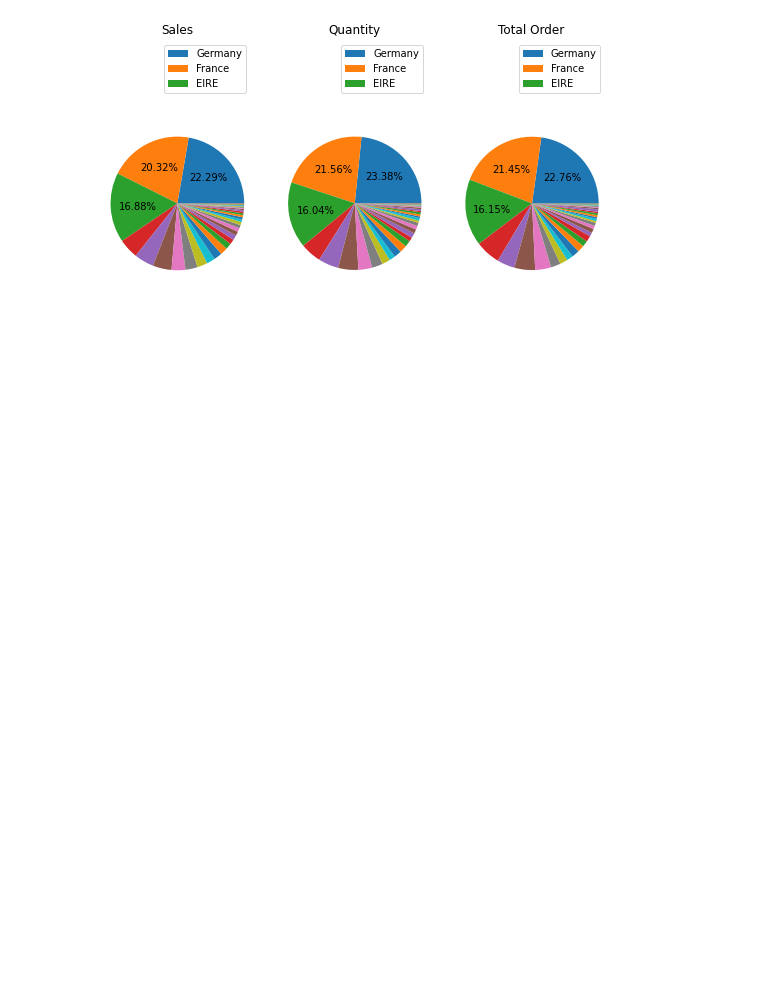
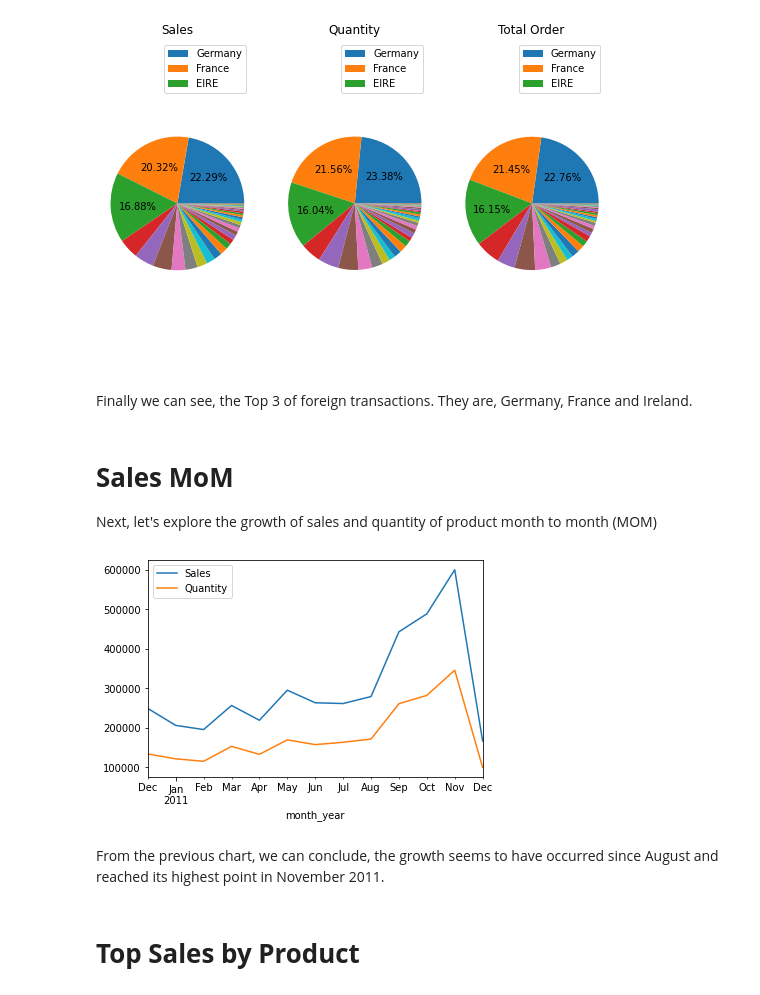
Before and after one commit to wahyunh10/Project-Online-Retail-Dataset, a Jupyter notebook: Online_Retail_Dataset.ipynb, the cells around one changed output. Saved outputs shown, nothing was run; the diff lists cells and outputs as text; code cells hidden in the pictures; blank space fills up the shorter version.

```diff
--- a/Online_Retail_Dataset.ipynb
+++ b/Online_Retail_Dataset.ipynb
@@ -307,3 +307,17 @@ ax3.legend(h, k,loc="best", bbox_to_anchor=(1,1))
 plt.show()
 # %% [output]
 [figure]
+# %% [markdown]
+Finally we can see, the Top 3 of foreign transactions. They are, Germany, France and Ireland.
+# %% [markdown]
+# **Sales MoM**
+Next, let's explore the growth of sales and quantity of product month to month (MOM)
+# %%
+Sales_MoM = pd.DataFrame(new_df.groupby(['month_year']).agg({'Sales':'sum', 'Quantity':'sum'})).reset_index()
+Sales_MoM.plot(x='month_year');
+# %% [output]
+[figure, added]
+# %% [markdown]
+From the previous chart, we can conclude, the growth seems to have occurred since August and reached its highest point in November 2011.
+# %% [markdown]
+# **Top Sales by Product**
```
Also changed, not shown: parts of 12 cells of this notebook.
